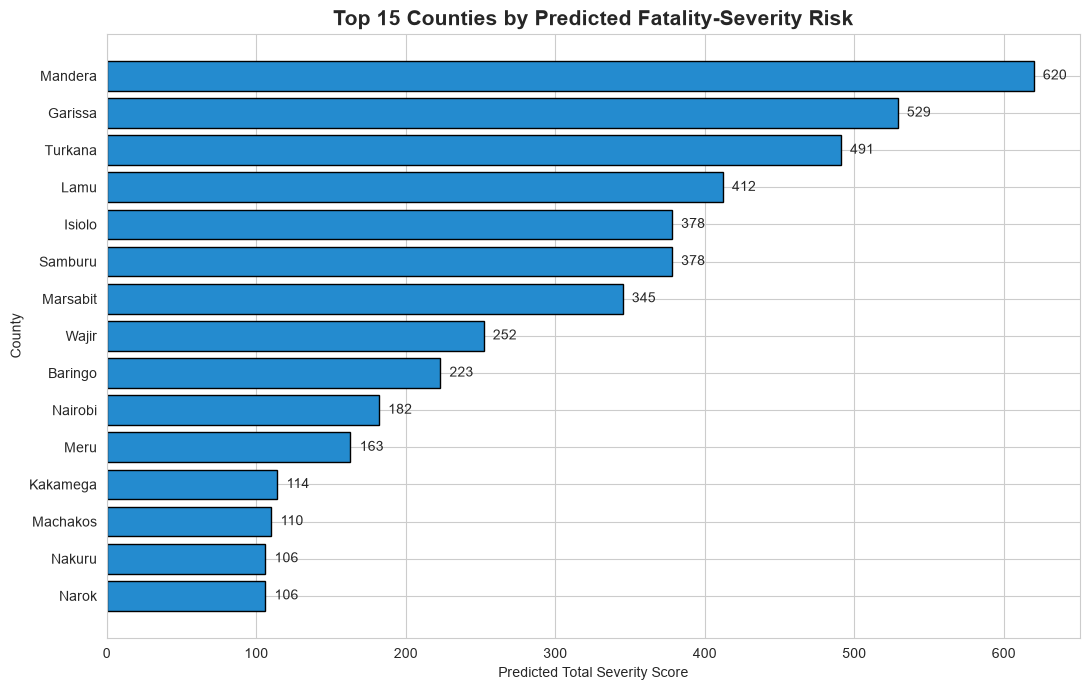
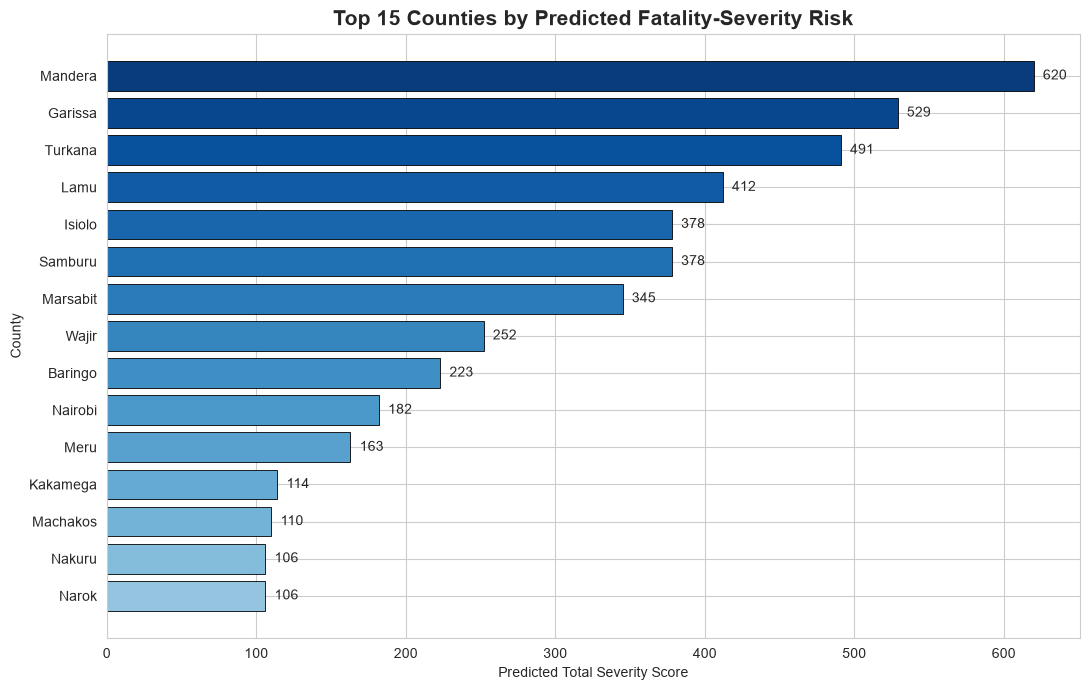
The notebook cell's code change between the first figure and the second:
--- before
+++ after
@@ -8,6 +8,7 @@
     top_counties["COUNTY"],
     top_counties["PREDICTED_TOTAL_SEVERITY"],
-    color="#248BCF",
-    edgecolor="black"
+    color=plt.cm.Blues(np.linspace(0.4, 0.95, len(top_counties))),
+    edgecolor="black",
+    linewidth=0.6
 )
 
@@ -17,5 +18,6 @@
 
 for index, value in enumerate(top_counties["PREDICTED_TOTAL_SEVERITY"]):
-    plt.text(value + max(top_counties["PREDICTED_TOTAL_SEVERITY"]) * 0.01, index, round(value, 1), va="center")
+    plt.text(value + max(top_counties["PREDICTED_TOTAL_SEVERITY"]) * 0.01, index,
+             round(value, 1), va="center")
 
 plt.tight_layout()

Commit: Modelling